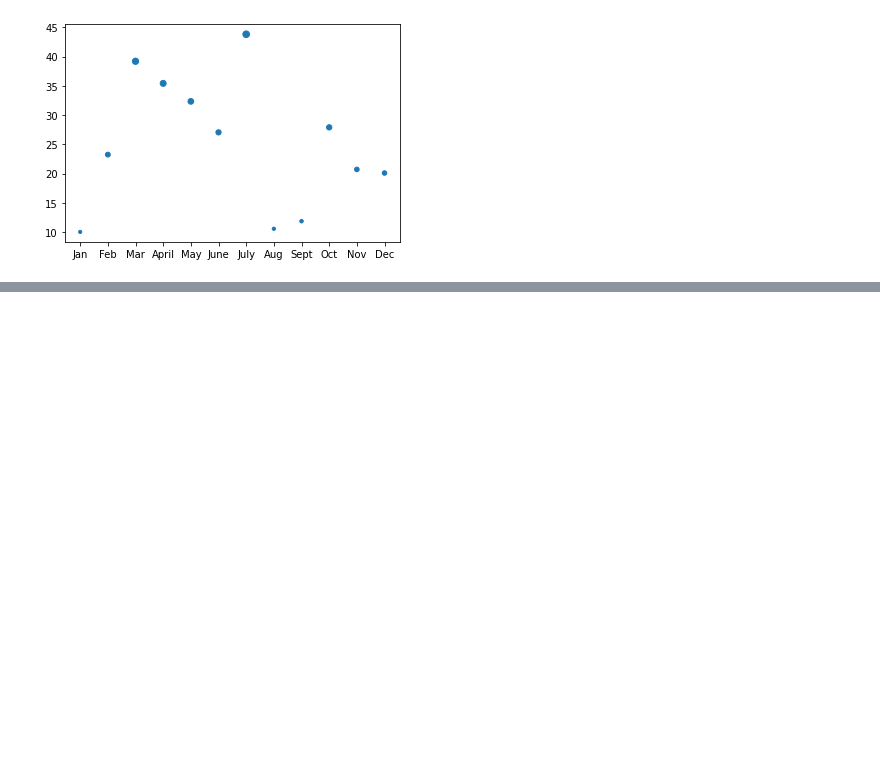
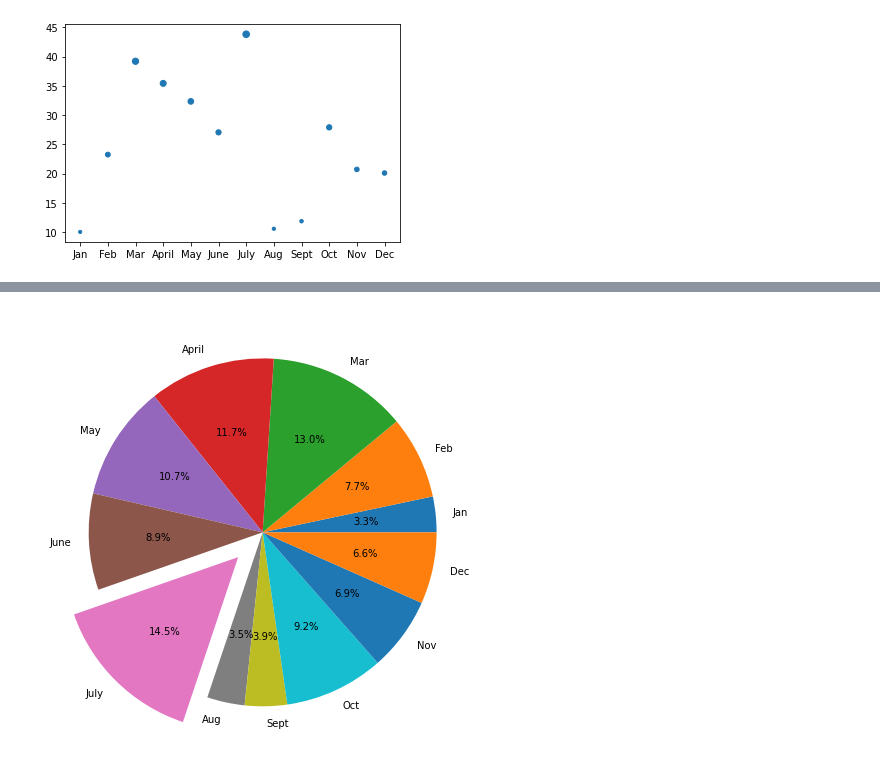
Before and after one commit to Peteresis/PyBer_Analysis, a Jupyter notebook: matplotlib_practice.ipynb, the cells around one changed output, grey strips where cells are left out. Cells and saved outputs as stored; diff of their text form; code cells hidden in the pictures; blank space fills up the shorter version.

```diff
--- a/matplotlib_practice.ipynb
+++ b/matplotlib_practice.ipynb
@@ -329,0 +355,8 @@ ax.scatter(x_axis, y_axis, s=y_axis)
+# %%
+explode_values = (0, 0, 0, 0, 0, 0, 0.2, 0, 0, 0, 0, 0)
+# The figsize sets the size of the pie chart
+plt.subplots(figsize=(8, 8))
+# The variable 'a' is not used later in the code.  It serves to hide all the verbosity that some charts print on the screen
+a=plt.pie(y_axis, explode=explode_values, labels=x_axis, autopct='%.1f%%')
+# %% [output]
+[figure, added]
```
Also changed, not shown: parts of 42 cells of this notebook, 2 other files.
